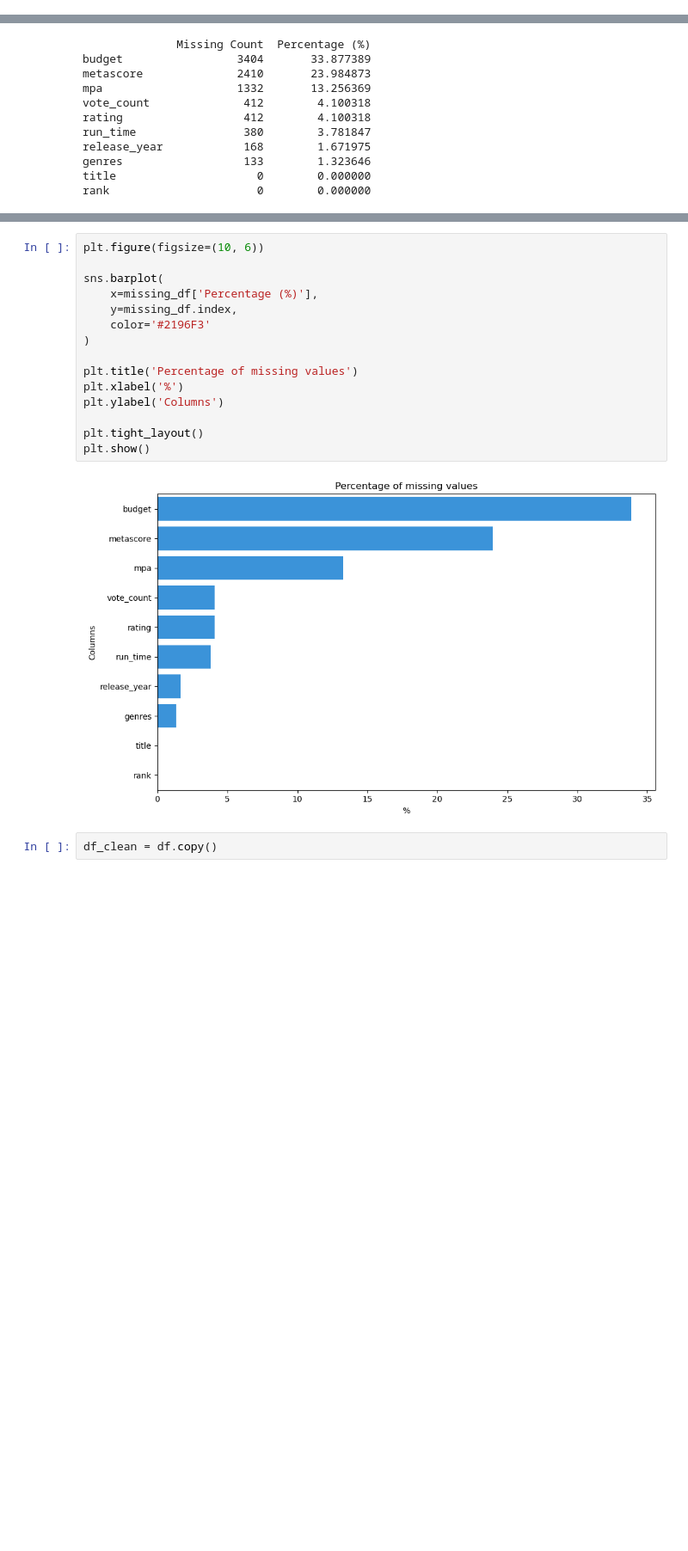
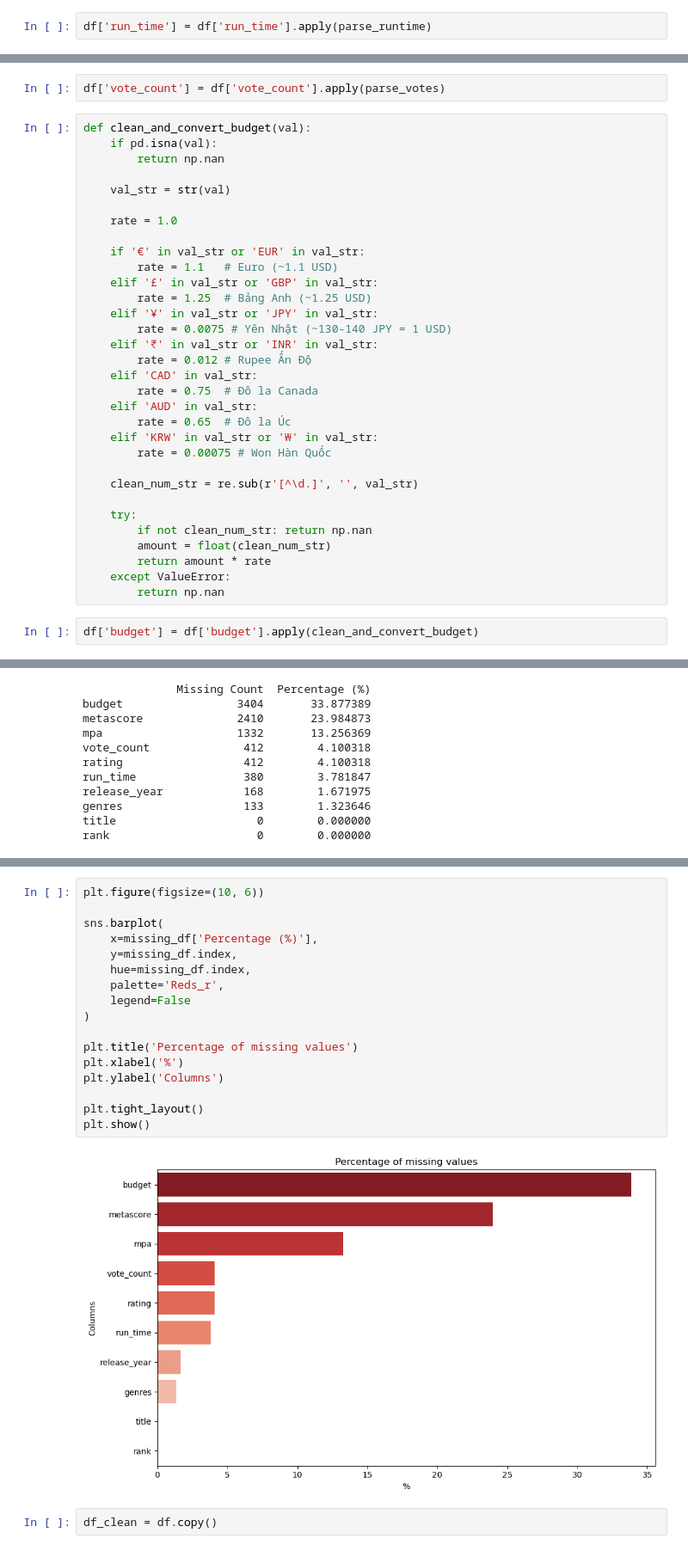
Before and after one commit to Kyoyooo/Movie-Rating-Prediction-Model, a Jupyter notebook: notebooks/data_exploration.ipynb, the cells around one changed output, grey strips where cells are left out. Shown at 86% size. Drawn from its saved outputs; the diff is of its cells as text; blank space fills up the shorter version.

```diff
--- a/notebooks/data_exploration.ipynb
+++ b/notebooks/data_exploration.ipynb
@@ -207,0 +227,2 @@ Có một số đặc trưng hiện tại mang kiểu dữ liệu không phù h
+# %%
+df['run_time'] = df['run_time'].apply(parse_runtime)
@@ -208,3 +255,39 @@ Có một số đặc trưng hiện tại mang kiểu dữ liệu không phù h
+# %%
+df['vote_count'] = df['vote_count'].apply(parse_votes)
+# %%
+def clean_and_convert_budget(val):
+    if pd.isna(val):
+        return np.nan
+
+    val_str = str(val)
+
+    rate = 1.0
+
+    if '€' in val_str or 'EUR' in val_str:
+        rate = 1.1   # Euro (~1.1 USD)
+    elif '£' in val_str or 'GBP' in val_str:
+        rate = 1.25  # Bảng Anh (~1.25 USD)
+    elif '¥' in val_str or 'JPY' in val_str:
+        rate = 0.0075 # Yên Nhật (~130-140 JPY = 1 USD)
+    elif '₹' in val_str or 'INR' in val_str:
+        rate = 0.012 # Rupee Ấn Độ
+    elif 'CAD' in val_str:
+        rate = 0.75  # Đô la Canada
+    elif 'AUD' in val_str:
+        rate = 0.65  # Đô la Úc
+    elif 'KRW' in val_str or '₩' in val_str:
+        rate = 0.00075 # Won Hàn Quốc
+
+    clean_num_str = re.sub(r'[^\d.]', '', val_str)
+
+    try:
+        if not clean_num_str: return np.nan
+        amount = float(clean_num_str)
+        return amount * rate
+    except ValueError:
+        return np.nan
+# %%
+df['budget'] = df['budget'].apply(clean_and_convert_budget)
 # %% [markdown]
 ### Phân tích trên các cột dữ liệu thuộc loại numerical
 # %% [markdown]
@@ -574,20 +717,22 @@ plt.show()
 # %%
 plt.figure(figsize=(10, 6))
 
 sns.barplot(
     x=missing_df['Percentage (%)'],
     y=missing_df.index,
-    color='#2196F3'
+    hue=missing_df.index,
+    palette='Reds_r',
+    legend=False
 )
 
 plt.title('Percentage of missing values')
 plt.xlabel('%')
 plt.ylabel('Columns')
 
 plt.tight_layout()
 plt.show()
 # %% [output]
-[figure, old version]
+[figure, new version]
 # %%
 df_clean = df.copy()
 # %% [markdown]
```
Also changed, not shown: parts of 8 cells of this notebook.
